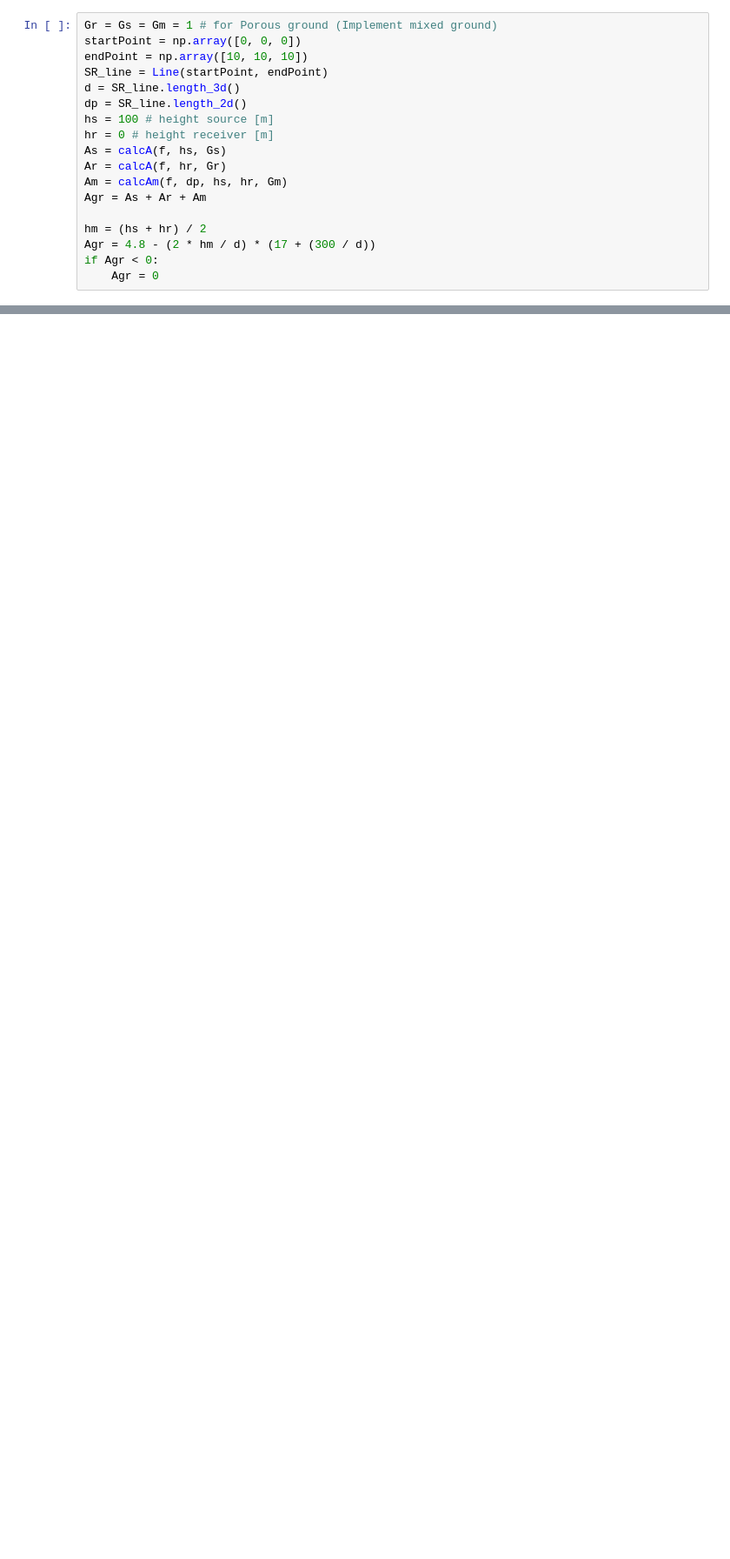
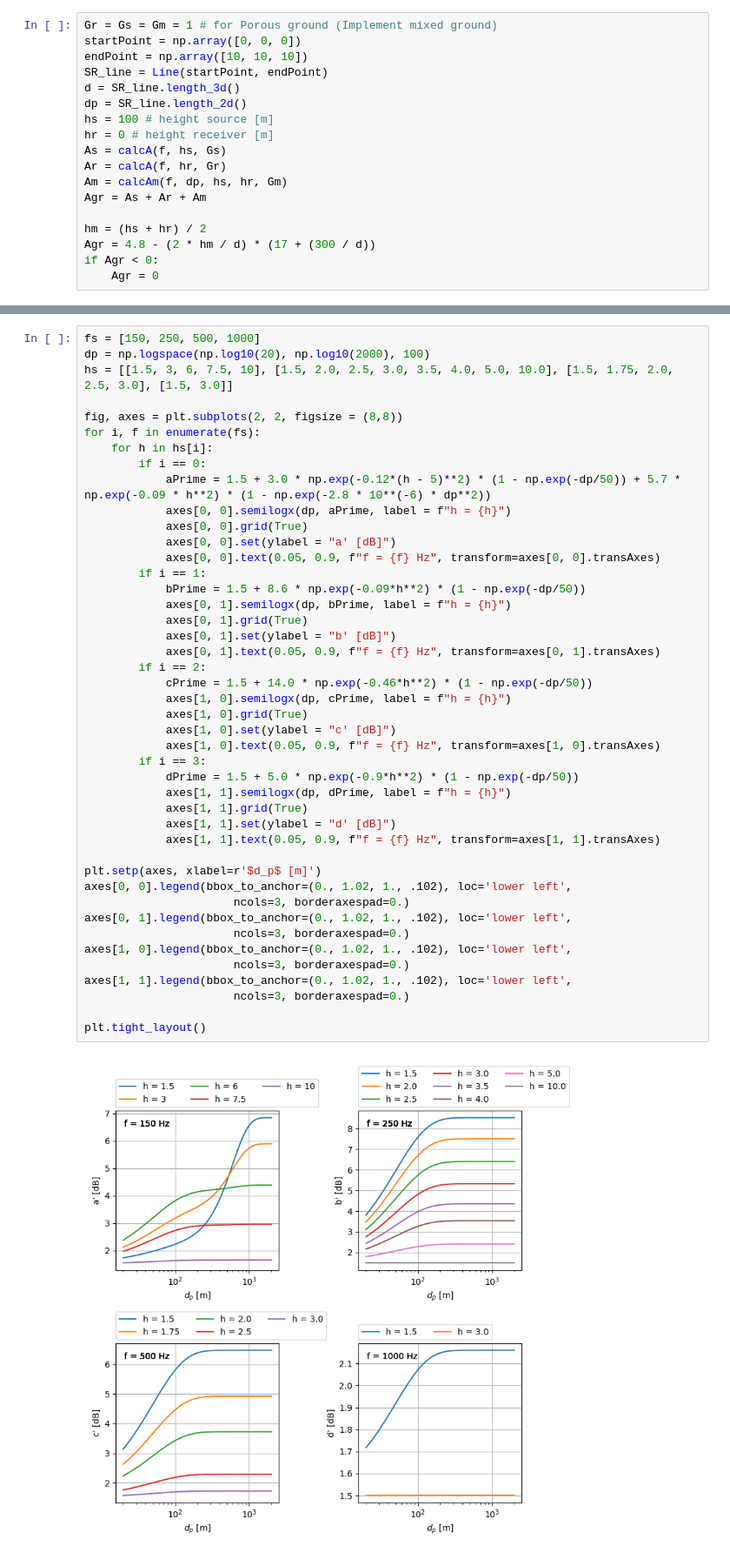
Before and after one commit to FPWRasmussen/DTU-Special-Course, a Jupyter notebook: src/noise/ground_effect.ipynb, the cells around one changed output, grey strips where cells are left out. Shown at 87% size. Cells and saved outputs as stored; diff of their text form; blank space fills up the shorter version.

```diff
--- a/src/noise/ground_effect.ipynb
+++ b/src/noise/ground_effect.ipynb
@@ -236,0 +120,46 @@ Length, ds:  189.4696721795503
+# %%
+fs = [150, 250, 500, 1000]
+dp = np.logspace(np.log10(20), np.log10(2000), 100)
+hs = [[1.5, 3, 6, 7.5, 10], [1.5, 2.0, 2.5, 3.0, 3.5, 4.0, 5.0, 10.0], [1.5, 1.75, 2.0, 2.5, 3.0], [1.5, 3.0]]
+
+fig, axes = plt.subplots(2, 2, figsize = (8,8))
+for i, f in enumerate(fs):
+    for h in hs[i]:
+        if i == 0:
+            aPrime = 1.5 + 3.0 * np.exp(-0.12*(h - 5)**2) * (1 - np.exp(-dp/50)) + 5.7 * np.exp(-0.09 * h**2) * (1 - np.exp(-2.8 * 10**(-6) * dp**2))
+            axes[0, 0].semilogx(dp, aPrime, label = f"h = {h}")
+            axes[0, 0].grid(True)
+            axes[0, 0].set(ylabel = "a' [dB]")
+            axes[0, 0].text(0.05, 0.9, f"f = {f} Hz", transform=axes[0, 0].transAxes)
+        if i == 1:
+            bPrime = 1.5 + 8.6 * np.exp(-0.09*h**2) * (1 - np.exp(-dp/50))
+            axes[0, 1].semilogx(dp, bPrime, label = f"h = {h}")
+            axes[0, 1].grid(True)
+            axes[0, 1].set(ylabel = "b' [dB]")
+            axes[0, 1].text(0.05, 0.9, f"f = {f} Hz", transform=axes[0, 1].transAxes)
+        if i == 2:
+            cPrime = 1.5 + 14.0 * np.exp(-0.46*h**2) * (1 - np.exp(-dp/50))
+            axes[1, 0].semilogx(dp, cPrime, label = f"h = {h}")
+            axes[1, 0].grid(True)
+            axes[1, 0].set(ylabel = "c' [dB]")
+            axes[1, 0].text(0.05, 0.9, f"f = {f} Hz", transform=axes[1, 0].transAxes)
+        if i == 3:
+            dPrime = 1.5 + 5.0 * np.exp(-0.9*h**2) * (1 - np.exp(-dp/50))
+            axes[1, 1].semilogx(dp, dPrime, label = f"h = {h}")
+            axes[1, 1].grid(True)
+            axes[1, 1].set(ylabel = "d' [dB]")
+            axes[1, 1].text(0.05, 0.9, f"f = {f} Hz", transform=axes[1, 1].transAxes)
+
+plt.setp(axes, xlabel=r'$d_p$ [m]')
+axes[0, 0].legend(bbox_to_anchor=(0., 1.02, 1., .102), loc='lower left',
+                      ncols=3, borderaxespad=0.)
+axes[0, 1].legend(bbox_to_anchor=(0., 1.02, 1., .102), loc='lower left',
+                      ncols=3, borderaxespad=0.)
+axes[1, 0].legend(bbox_to_anchor=(0., 1.02, 1., .102), loc='lower left',
+                      ncols=3, borderaxespad=0.)
+axes[1, 1].legend(bbox_to_anchor=(0., 1.02, 1., .102), loc='lower left',
+                      ncols=3, borderaxespad=0.)
+
+plt.tight_layout()
+# %% [output]
+[figure, added]
```
Also changed, not shown: parts of 6 cells of this notebook, 5 other files.
